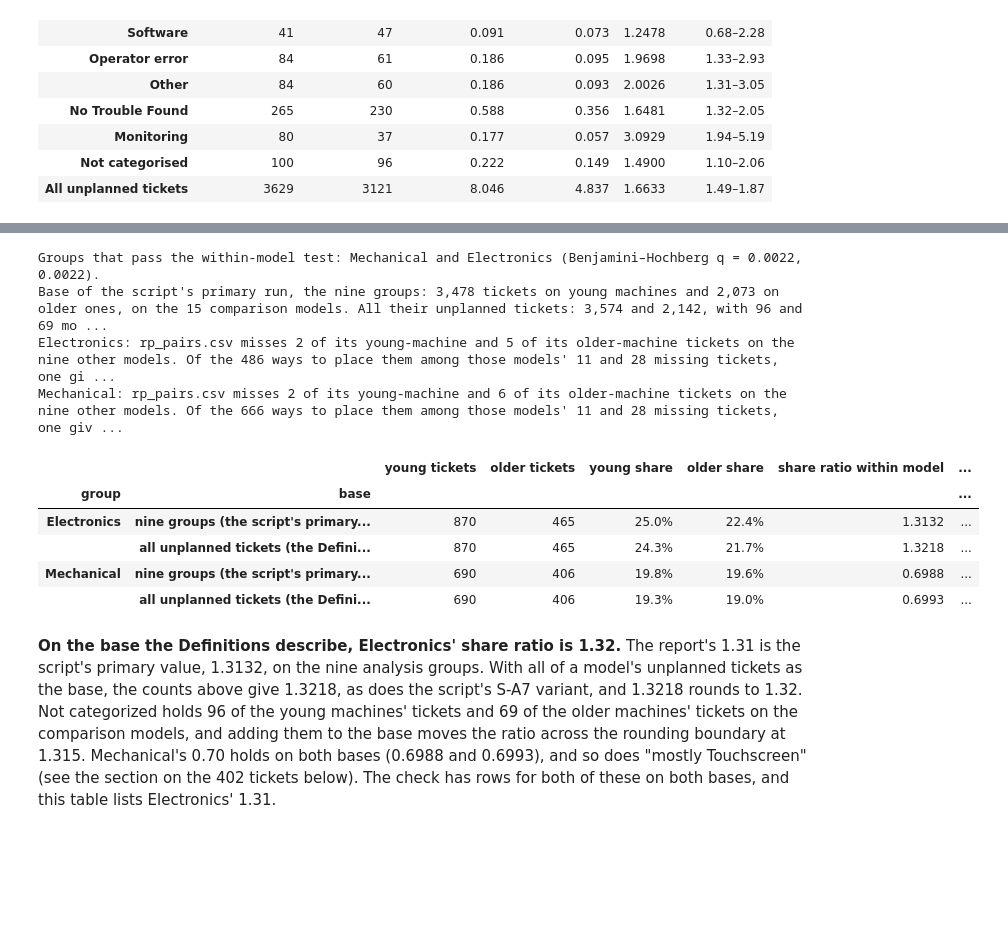
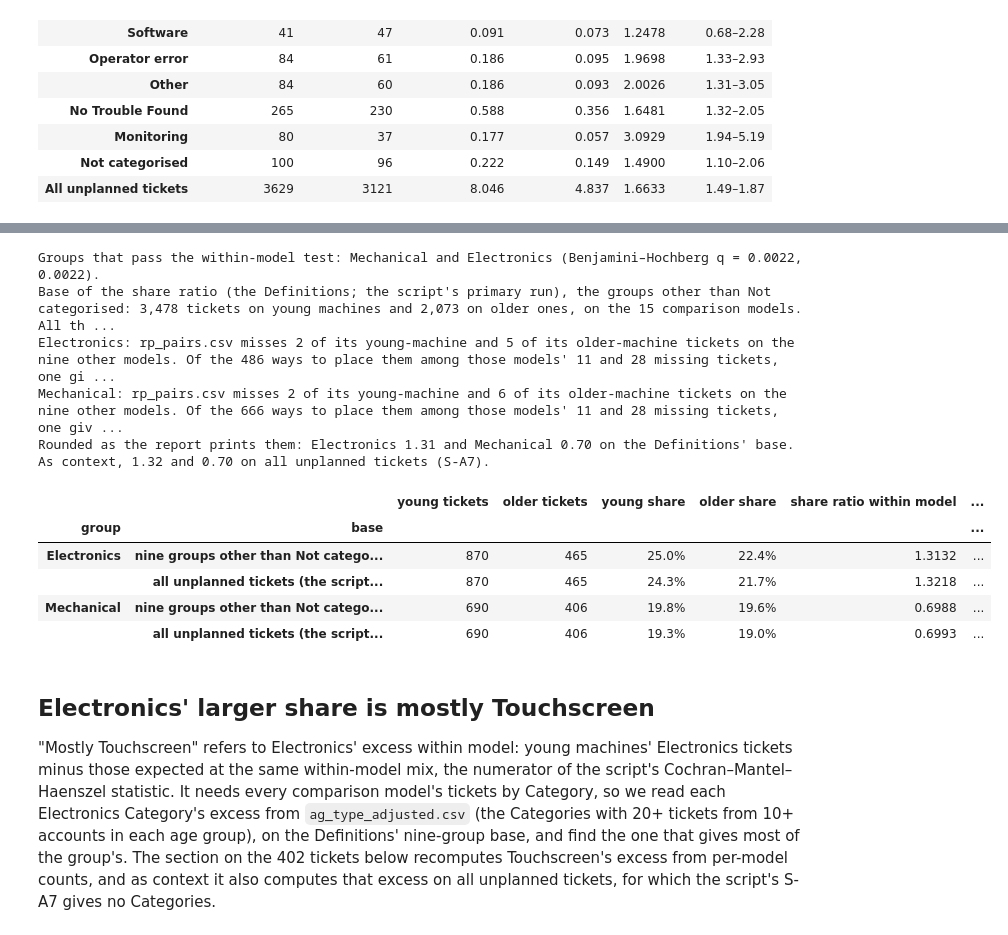
Before and after one commit to zach-yaninek/analytics-lab, a Jupyter notebook: notebooks/07_request_types_and_electronics.ipynb, the cells around one changed output, grey strips where cells are left out. Saved outputs shown, nothing was run; the diff lists cells and outputs as text; code cells hidden in the pictures; blank space fills up the shorter version.

```diff
--- a/notebooks/07_request_types_and_electronics.ipynb
+++ b/notebooks/07_request_types_and_electronics.ipynb
@@ -187,11 +187,13 @@ def base(column):
     return table[AGES[0]], table[AGES[1]]
 
 
-# The two bases: the nine analysis groups (the script's primary run) and all unplanned tickets (the Definitions)
+# The two bases: the nine groups other than Not categorized (the Definitions; the script's primary run) and all
+# unplanned tickets (the script's S-A7)
 n1, n0 = base('family_tickets')
 n1_all, n0_all = base('tickets')
 LEFT_OUT = [g for g in GROUPS if g not in definitions['primary_family']]  # the group the nine leave out
-assert len(LEFT_OUT) == 1 and len(definitions['primary_family']) == len(GROUPS) - 1
+assert LEFT_OUT == ['Not categorised'] and len(definitions['primary_family']) == len(GROUPS) - 1, (
+    f"the script's base leaves out {LEFT_OUT}, and the Definitions' base leaves out Not categorized")
 for script_rows, young_base, old_base, variant in ((adj_groups, n1, n0, 'primary'), (s_a7, n1_all, n0_all, 'S-A7')):
     assert (np.allclose(script_rows.under4_share, script_rows.under4_tickets / young_base.sum(), rtol=1e-8, atol=0)
             and np.allclose(script_rows.plus4_share, script_rows.plus4_tickets / old_base.sum(), rtol=1e-8, atol=0)), (
@@ -267,47 +269,54 @@ def group_counts(group):
 passing = adj_groups[adj_groups.significant]
 print(f"Groups that pass the within-model test: {' and '.join(passing.index)} "
       f"(Benjamini–Hochberg q = {', '.join(f'{q:.4f}' for q in passing.q_bh)}).")
-print(f"Base of the script's primary run, the nine groups: {int(n1.sum()):,} tickets on young machines and "
-      f'{int(n0.sum()):,} on older ones, on the {len(comparison)} comparison models. All their unplanned tickets: '
-      f'{int(n1_all.sum()):,} and {int(n0_all.sum()):,}, with {int(left_out.under4_tickets)} and '
-      f'{int(left_out.plus4_tickets)} more in {LEFT_OUT[0]}.')
-BASES = {'nine': ("nine groups (the script's primary run)", n1, n0, adj_groups),
-         'all': ("all unplanned tickets (the Definitions; the script's S-A7)", n1_all, n0_all, s_a7)}
+print(f"Base of the share ratio (the Definitions; the script's primary run), the groups other than {LEFT_OUT[0]}: "
+      f'{int(n1.sum()):,} tickets on young machines and {int(n0.sum()):,} on older ones, on the {len(comparison)} '
+      f'comparison models. All their unplanned tickets (S-A7): {int(n1_all.sum()):,} and {int(n0_all.sum()):,}, with '
+      f'{int(left_out.under4_tickets)} and {int(left_out.plus4_tickets)} more in {LEFT_OUT[0]}.')
+BASES = {'nine': ("nine groups other than Not categorized (the Definitions; the script's primary run)",
+                  n1, n0, adj_groups),
+         'all': ("all unplanned tickets (the script's S-A7)", n1_all, n0_all, s_a7)}
 within_model, shown_rows = {}, []
 for group in ('Electronics', 'Mechanical'):
     (a, b), left_young, left_old, n_tried = group_counts(group)
     within_model[group] = {}
     for key, (label, young_base, old_base, script) in BASES.items():
         sr, ex = mh_share(a, b, young_base, old_base), mh_excess(a, b, young_base, old_base)
         assert (np.isclose(sr, script.at[group, 'share_ratio_mh'], rtol=1e-8, atol=0)
                 and np.isclose(ex, script.at[group, 'excess_under4_tickets'], rtol=1e-8, atol=0)), (
             f"{group}, {label}: our counts give another share ratio or excess than the script's")
         within_model[group][key] = sr, ex
         lo, hi = script.at[group, 'share_ratio_lo'], script.at[group, 'share_ratio_hi']
         shown_rows.append({'group': group, 'base': label, 'young tickets': int(a.sum()), 'older tickets': int(b.sum()),
                            'young share': R.pct(a.sum() / young_base.sum(), 1),
                            'older share': R.pct(b.sum() / old_base.sum(), 1),
                            'share ratio within model': R.num(sr, 4), 'excess young tickets': f'{ex:+.1f}',
                            "95% interval (the script's bootstrap)": '' if np.isnan(lo) else R.span(lo, hi, 2)})
     print(f'{group}: rp_pairs.csv misses {left_young} of its young-machine and {left_old} of its older-machine tickets '
           f"on the nine other models. Of the {n_tried} ways to place them among those models' {int(room_young.sum())} "
           f"and {int(room_old.sum())} missing tickets, one gives the script's rate ratio, {mh_rate(a, b):.4f}. On those "
           f"counts the share ratio is {within_model[group]['nine'][0]:.4f} on the nine groups and "
           f"{within_model[group]['all'][0]:.4f} on all tickets, as in the script's primary and S-A7 rows.")
 (sr_el, excess_el), (sr_el_all, excess_el_all) = within_model['Electronics']['nine'], within_model['Electronics']['all']
 sr_mech, sr_mech_all = within_model['Mechanical']['nine'][0], within_model['Mechanical']['all'][0]
+print(f"Rounded as the report prints them: Electronics {R.num(sr_el, 2)} and Mechanical {R.num(sr_mech, 2)} on the "
+      f"Definitions' base. As context, {R.num(sr_el_all, 2)} and {R.num(sr_mech_all, 2)} on all unplanned tickets "
+      '(S-A7).')
 pd.DataFrame(shown_rows).set_index(['group', 'base'])
 # %% [output]
 Groups that pass the within-model test: Mechanical and Electronics (Benjamini–Hochberg q = 0.0022, 0.0022).
-Base of the script's primary run, the nine groups: 3,478 tickets on young machines and 2,073 on older ones, on the 15 comparison models. All their unplanned tickets: 3,574 and 2,142, with 96 and 69 mo ...
+Base of the share ratio (the Definitions; the script's primary run), the groups other than Not categorised: 3,478 tickets on young machines and 2,073 on older ones, on the 15 comparison models. All th ...
 Electronics: rp_pairs.csv misses 2 of its young-machine and 5 of its older-machine tickets on the nine other models. Of the 486 ways to place them among those models' 11 and 28 missing tickets, one gi ...
 Mechanical: rp_pairs.csv misses 2 of its young-machine and 6 of its older-machine tickets on the nine other models. Of the 666 ways to place them among those models' 11 and 28 missing tickets, one giv ...
+Rounded as the report prints them: Electronics 1.31 and Mechanical 0.70 on the Definitions' base. As context, 1.32 and 0.70 on all unplanned tickets (S-A7).
 |  |  | young tickets | older tickets | young share | older share | share ratio within model | ... |
 | group | base |  |  |  |  |  | ... |
-| Electronics | nine groups (the script's primary... | 870 | 465 | 25.0% | 22.4% | 1.3132 | ... |
-|  | all unplanned tickets (the Defini... | 870 | 465 | 24.3% | 21.7% | 1.3218 | ... |
-| Mechanical | nine groups (the script's primary... | 690 | 406 | 19.8% | 19.6% | 0.6988 | ... |
-|  | all unplanned tickets (the Defini... | 690 | 406 | 19.3% | 19.0% | 0.6993 | ... |
+| Electronics | nine groups other than Not catego... | 870 | 465 | 25.0% | 22.4% | 1.3132 | ... |
+|  | all unplanned tickets (the script... | 870 | 465 | 24.3% | 21.7% | 1.3218 | ... |
+| Mechanical | nine groups other than Not catego... | 690 | 406 | 19.8% | 19.6% | 0.6988 | ... |
+|  | all unplanned tickets (the script... | 690 | 406 | 19.3% | 19.0% | 0.6993 | ... |
 # %% [markdown]
-**On the base the Definitions describe, Electronics' share ratio is 1.32.** The report's 1.31 is the script's primary value, 1.3132, on the nine analysis groups. With all of a model's unplanned tickets as the base, the counts above give 1.3218, as does the script's S-A7 variant, and 1.3218 rounds to 1.32. Not categorized holds 96 of the young machines' tickets and 69 of the older machines' tickets on the comparison models, and adding them to the base moves the ratio across the rounding boundary at 1.315. Mechanical's 0.70 holds on both bases (0.6988 and 0.6993), and so does "mostly Touchscreen" (see the section on the 402 tickets below). The check has rows for both of these on both bases, and this table lists Electronics' 1.31.
+## Electronics' larger share is mostly Touchscreen
+
+"Mostly Touchscreen" refers to Electronics' excess within model: young machines' Electronics tickets minus those expected at the same within-model mix, the numerator of the script's Cochran–Mantel–Haenszel statistic. It needs every comparison model's tickets by Category, so we read each Electronics Category's excess from `ag_type_adjusted.csv` (the Categories with 20+ tickets from 10+ accounts in each age group), on the Definitions' nine-group base, and find the one that gives most of the group's. The section on the 402 tickets below recomputes Touchscreen's excess from per-model counts, and as context it also computes that excess on all unplanned tickets, for which the script's S-A7 gives no Categories.
 # %%
```
Also changed, not shown: parts of 24 cells of this notebook, 7 other files.
